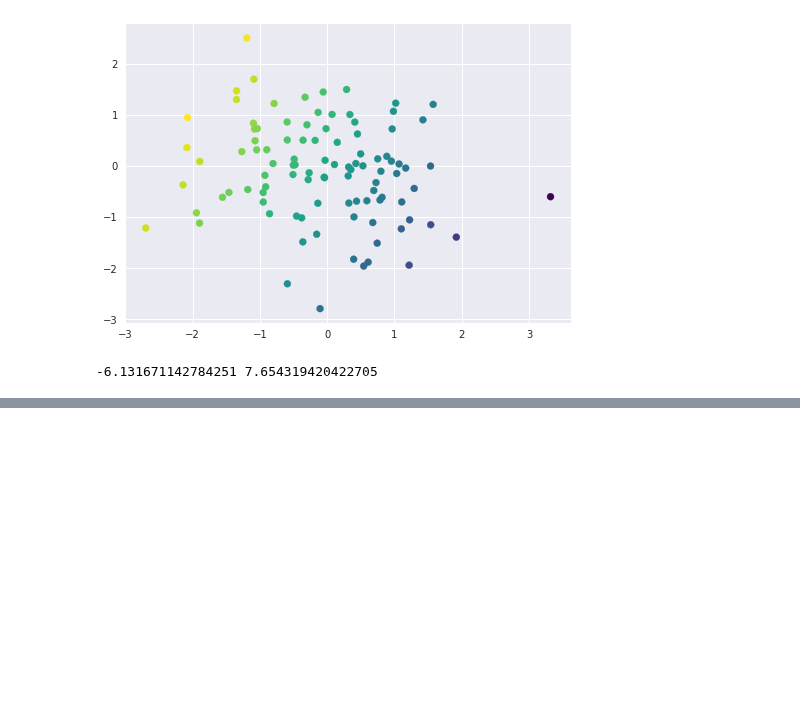
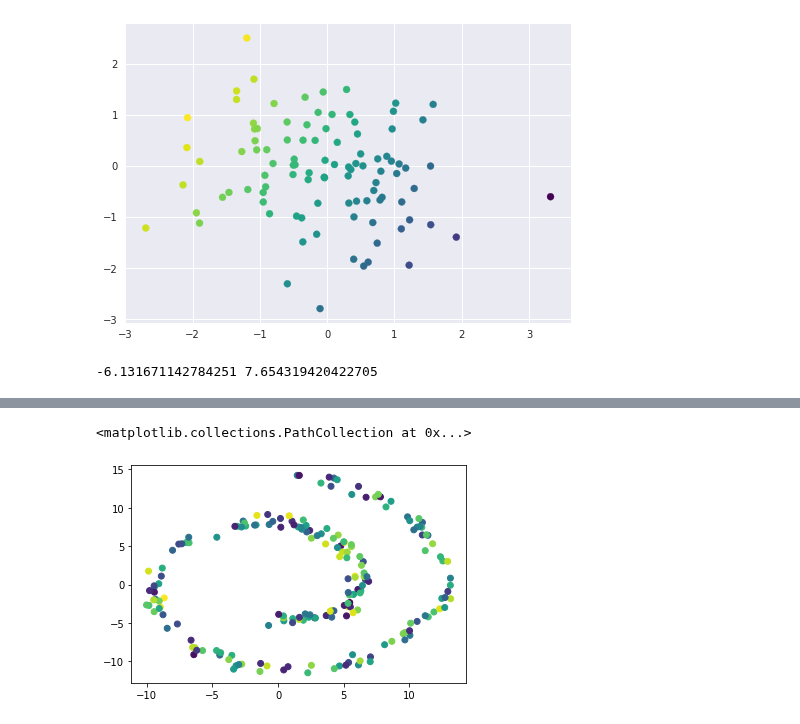
Before and after one commit to SpIIIII/jupyter-repo, a Jupyter notebook: Python Data Science Cookbook/Main (ML chapter).ipynb, the cells around one changed output, grey strips where cells are left out. Drawn from its saved outputs; the diff is of its cells as text; code cells hidden in the pictures; blank space fills up the shorter version.

```diff
--- a/Python Data Science Cookbook/Main (ML chapter).ipynb
+++ b/Python Data Science Cookbook/Main (ML chapter).ipynb
@@ -171,0 +193,10 @@ ax.axis([-4, 4, -3, 3])
+# %%
+X,y = make_swiss_roll(200,noise = 0.5 ,random_state = 42)
+# %%
+X1=X[:,[0,2]]
+# %%
+
+plt.scatter(X1[:,0],X1[:,1],c=X[:,1],cmap = 'viridis')
+# %% [output]
+<matplotlib.collections.PathCollection at 0x...>
+[figure, added]
```
Also changed, not shown: parts of 15 cells of this notebook, 2 other files.
